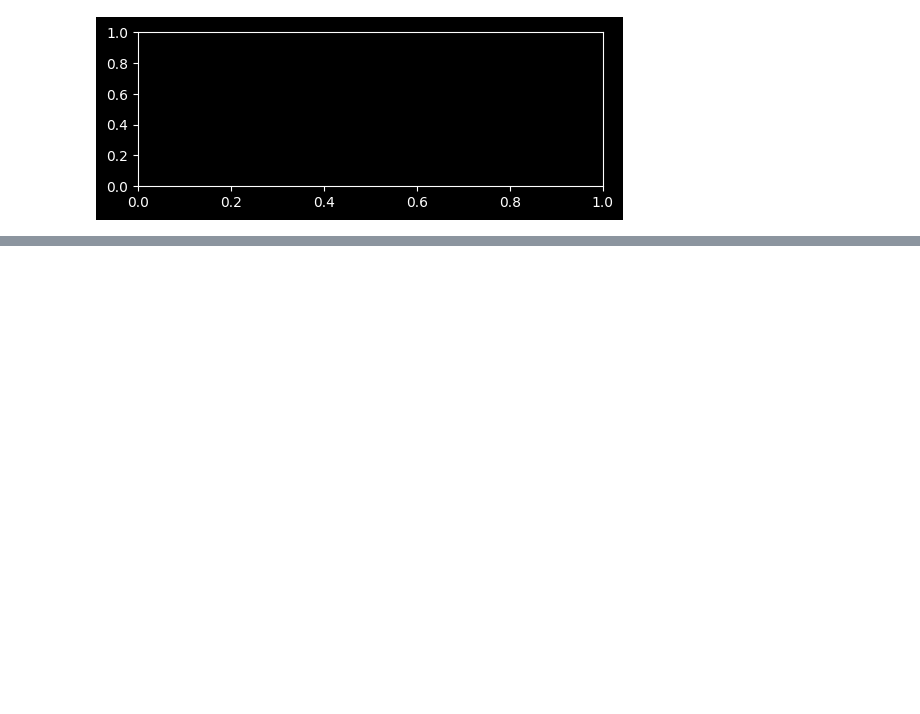
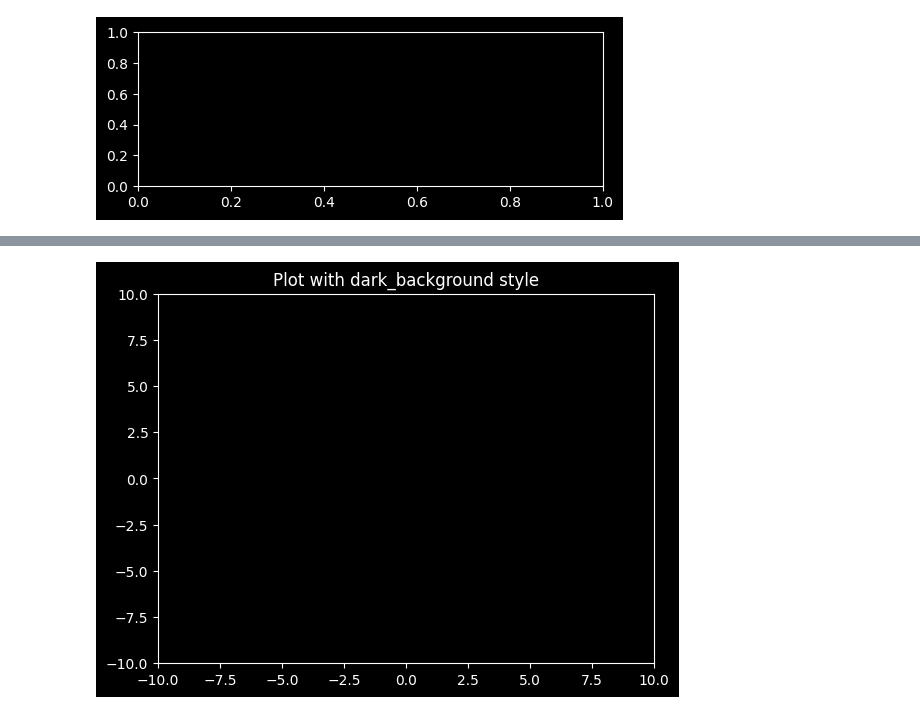
Before and after one commit to xyizko/xo-mathz, a Jupyter notebook: nb/yt-fca-1.ipynb, the cells around one changed output, grey strips where cells are left out. Drawn from its saved outputs; the diff is of its cells as text; code cells hidden in the pictures; blank space fills up the shorter version.

```diff
--- a/nb/yt-fca-1.ipynb
+++ b/nb/yt-fca-1.ipynb
@@ -1011,0 +1041,30 @@ plt.show
+# %%
+# Plotting Function
+
+# --- Imports ---
+import matplotlib.pyplot as plt
+
+# --- Function ---
+
+def plot1():
+
+    # Set plot dark theme
+    plt.style.use('dark_background')
+    size = (5,2)
+    fig, ax = plt.subplots()
+
+    # Labels of plot
+    ax.set_title('Plot with dark_background style')
+
+    # Dimensions of plot
+    # plt.axis
+    plt.axis([-10,10,-10,10])
+
+    # Show plot
+    plt.show()
+
+
+# --- Execution ---
+plot1()
+# %% [output]
+[figure, added]
```
Also changed, not shown: parts of 1 cell of this notebook.
